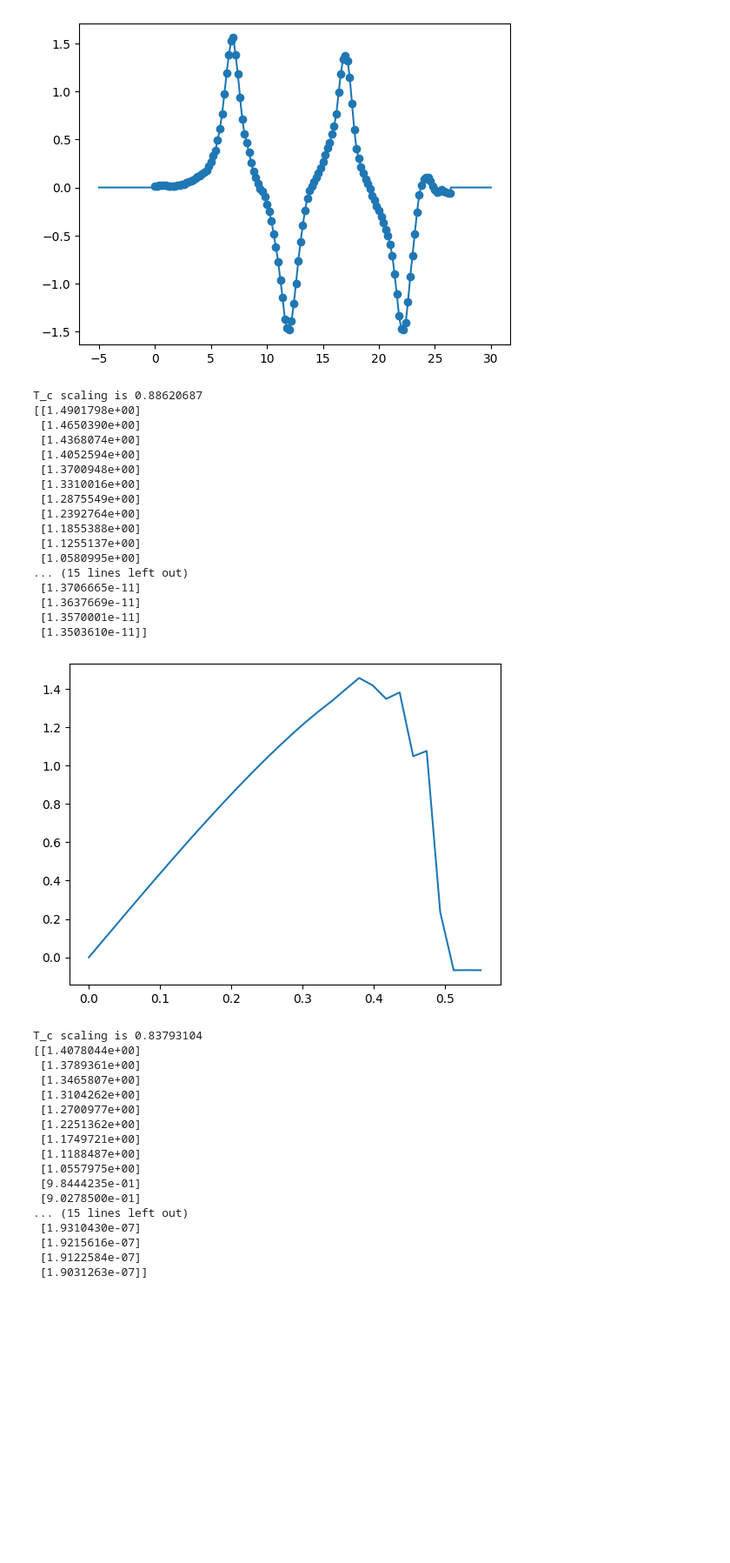
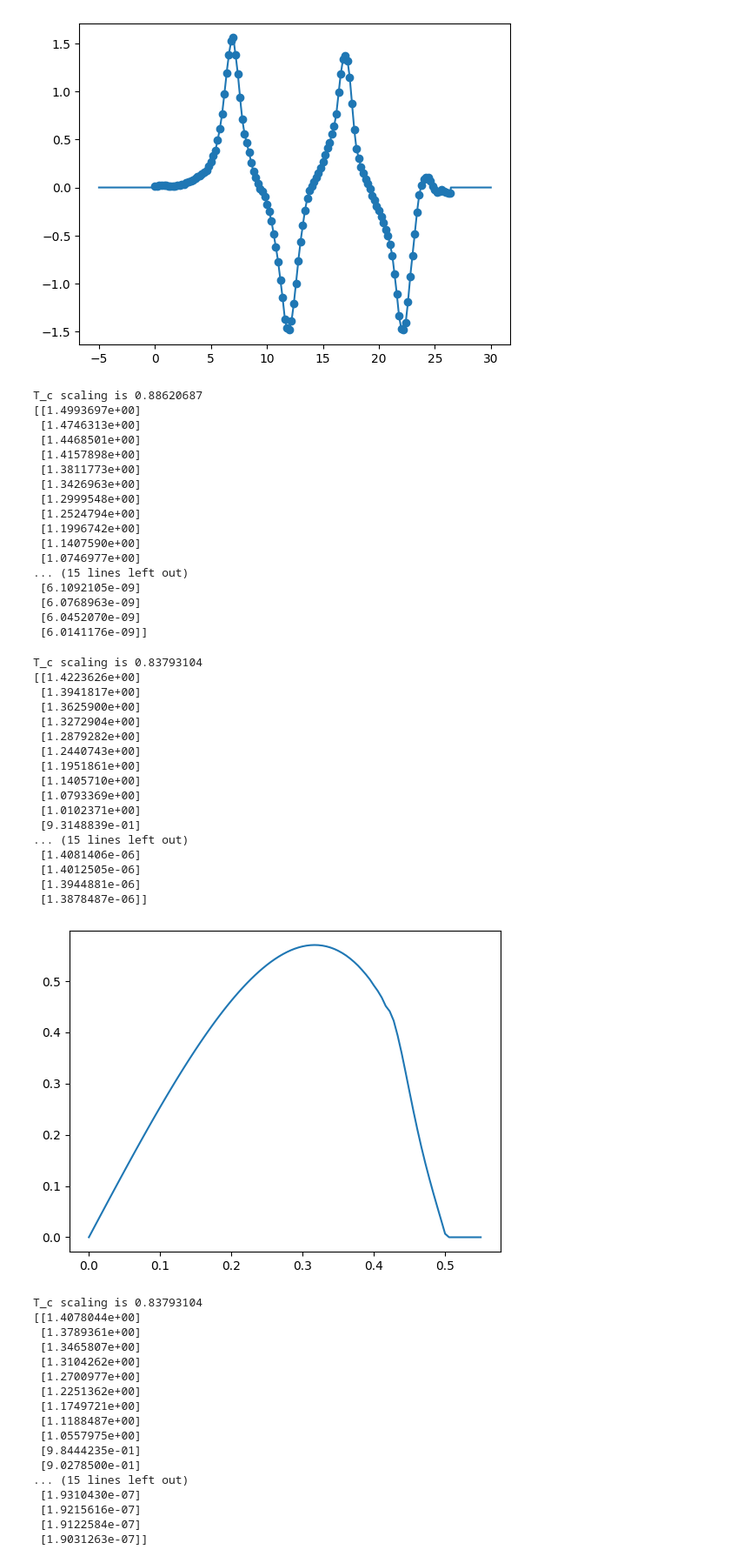
Before and after one commit to j-curtis/psBQP, a Jupyter notebook: Usadel_run.ipynb, the cells around one changed output. Shown at 87% size. Cells and saved outputs as stored; diff of their text form; code cells hidden in the pictures; blank space fills up the shorter version.

```diff
--- a/Usadel_run.ipynb
+++ b/Usadel_run.ipynb
@@ -685,12 +685,12 @@ def run_full_scan(temp, phonon_scattering, eta, filename = None,  current_amplit
 
     data_out = {}
 
-    cutoff = 30 * usadel.UsadelEvolution.get_bcs_ratio()
+    cutoff = 25 * usadel.UsadelEvolution.get_bcs_ratio()
     nw = 1501
 
     grid_parameters = {'omega_sampling': nw, 'cutoff': cutoff, 'time_duration': 70.0, 'time_sampling': 800}
     system_parameters = {'critical_temperature': 1.0, 'current_maximum': 1.0, 'temperature': temp, 'z_t/R_n': 50/(165 *10/8), 'eta': eta,'R_c/z_t':4/50}
-    optimization_parameters = {'custom_jac': False, 'tol': 1e-3, 'maxiter': 50}
+    optimization_parameters = {'custom_jac': False, 'tol': 1e-3, 'maxiter': 100}
     sigma_scatterings = {'Phonon': phonon_scattering} # {'Dynes': 0.0, 'Elastic': 0.0}
 
     if phonon_scattering < 1e-3:
@@ -712,7 +712,7 @@ def run_full_scan(temp, phonon_scattering, eta, filename = None,  current_amplit
 
     # do the q_scan
     temp_list = jnp.linspace(temp * tc_rescaling, 1.2, 1)
-    Q_list = jnp.linspace(0.0,0.55,30)
+    Q_list = jnp.linspace(0.0,0.55,100)
 
     gap_list, current_list = comp.calculate_equilibrium(temp_list, grid_parameters, system_parameters, optimization_parameters = optimization_parameters, sigma_scatterings = sigma_scatterings,  Q_list = Q_list)
     data_out['q_scan_gaps'] = gap_list
@@ -725,7 +725,7 @@ def run_full_scan(temp, phonon_scattering, eta, filename = None,  current_amplit
 
     data_out['q_scan_current_max'] = CURRENT_MAXIMUM
 
-    grid_parameters = {'omega_sampling': nw, 'cutoff': cutoff, 'time_duration': 70.0, 'time_sampling': 800}
+    grid_parameters = {'omega_sampling': nw, 'cutoff': cutoff, 'time_duration': 10.0, 'time_sampling': 100}
     system_parameters = {'critical_temperature': 1.0, 'current_maximum': CURRENT_MAXIMUM, 'temperature': temp*tc_rescaling, 'z_t/R_n': 50/(165 *10/8), 'eta': eta,'R_c/z_t':4/50}
     optimization_parameters = {'custom_jac': False, 'tol': 1e-3, 'maxiter': 50}
     sigma_scatterings = {'Phonon': phonon_scattering} # {'Dynes': 0.0, 'Elastic': 0.0}
@@ -754,9 +754,9 @@ def run_full_scan(temp, phonon_scattering, eta, filename = None,  current_amplit
 
 
     for amp in current_amplitudes:
-        #crt_pulse = lambda x: amp * current_function_gaussian(x) + dc_bias
+        crt_pulse = lambda x: amp * current_function_gaussian(x) + dc_bias
         #TODO: check which way around does this even go
-        crt_pulse = lambda x: np.array(incoming_pulse_rect(x)) * amp + dc_bias
+        #crt_pulse = lambda x: np.array(incoming_pulse_rect(x)) * amp + dc_bias
         times, pulse_in, current_vs_time, gap_vs_time, q_vs_time = comp.real_time_evolve(run_temperature, current_function=crt_pulse, grid_parameters = grid_parameters, system_parameters = system_parameters, optimization_parameters = optimization_parameters, sigma_scatterings = sigma_scatterings)
         times_out += [times]
         pulse_in_out += [pulse_in]
@@ -785,28 +785,48 @@ def run_full_scan(temp, phonon_scattering, eta, filename = None,  current_amplit
 #R_DC = 165 * 10/8
 # DC_bias = 14.5
 
-my_data = run_full_scan(temp = 0.45, phonon_scattering = 0.00, eta = 0.1, tc_rescaling = 1.0, current_amplitudes = np.linspace(1.0,1.0, 1), dc_bias= 0.0)
+my_data = run_full_scan(temp = 0.45, phonon_scattering = 0.00, eta = 0.1, tc_rescaling = 1.0, current_amplitudes = np.linspace(0.0,1.0, 1), dc_bias= 0.0, filename = 'dense_q_scan.dat')
 #my_data = run_full_scan(temp = 0.45, phonon_scattering = 0.00, eta = 0.15, tc_rescaling = 1.0, current_amplitudes = np.linspace(1.0,1.0, 1), dc_bias= 14.5/(37.3 * 8/10))
 #my_data = run_full_scan(temp = 0.45, phonon_scattering = 0.00, eta = 0.15, tc_rescaling = 1.0, current_amplitudes = np.linspace(1.0,1.0, 1), dc_bias= -14.5/(37.3 * 8/10))
 # %% [output]
 T_c scaling is 0.88620687
-[[1.4901798e+00]
- [1.4650390e+00]
- [1.4368074e+00]
- [1.4052594e+00]
- [1.3700948e+00]
- [1.3310016e+00]
- [1.2875549e+00]
- [1.2392764e+00]
- [1.1855388e+00]
- [1.1255137e+00]
- [1.0580995e+00]
+[[1.4993697e+00]
+ [1.4746313e+00]
+ [1.4468501e+00]
+ [1.4157898e+00]
+ [1.3811773e+00]
+ [1.3426963e+00]
+ [1.2999548e+00]
+ [1.2524794e+00]
+ [1.1996742e+00]
+ [1.1407590e+00]
+ [1.0746977e+00]
 ... (15 lines left out)
- [1.3706665e-11]
- [1.3637669e-11]
- [1.3570001e-11]
- [1.3503610e-11]]
+ [6.1092105e-09]
+ [6.0768963e-09]
+ [6.0452070e-09]
+ [6.0141176e-09]]
-[figure, removed]
+# %%
+my_data = run_full_scan(temp = 0.75, phonon_scattering = 0.00, eta = 0.15, tc_rescaling = 1.0, current_amplitudes = np.linspace(1.0,1.0, 1), dc_bias= 0.0, filename = 'dense_q_scan_highT.dat')
+# %% [output]
+T_c scaling is 0.83793104
+[[1.4223626e+00]
+ [1.3941817e+00]
+ [1.3625900e+00]
+ [1.3272904e+00]
+ [1.2879282e+00]
+ [1.2440743e+00]
+ [1.1951861e+00]
+ [1.1405710e+00]
+ [1.0793369e+00]
+ [1.0102371e+00]
+ [9.3148839e-01]
+... (15 lines left out)
+ [1.4081406e-06]
+ [1.4012505e-06]
+ [1.3944881e-06]
+ [1.3878487e-06]]
+[figure, added]
 # %%
 #my_data = run_full_scan(temp = 0.45, phonon_scattering = 0.00, eta = 0.15, tc_rescaling = 1.0, current_amplitudes = np.linspace(1.0,1.0, 1), dc_bias= 14.5/(37.3 * 8/10))
 my_data = run_full_scan(temp = 0.45, phonon_scattering = 0.00, eta = 0.15, tc_rescaling = 1.0, current_amplitudes = np.linspace(1.0,1.0, 1), dc_bias= -14.5/(37.3 * 8/10))
```
Also changed, not shown: 4 other files.
